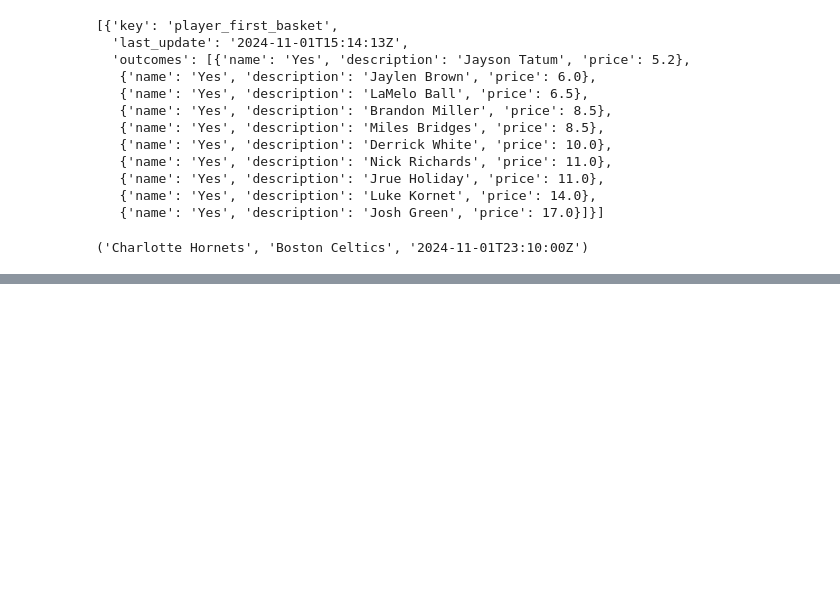
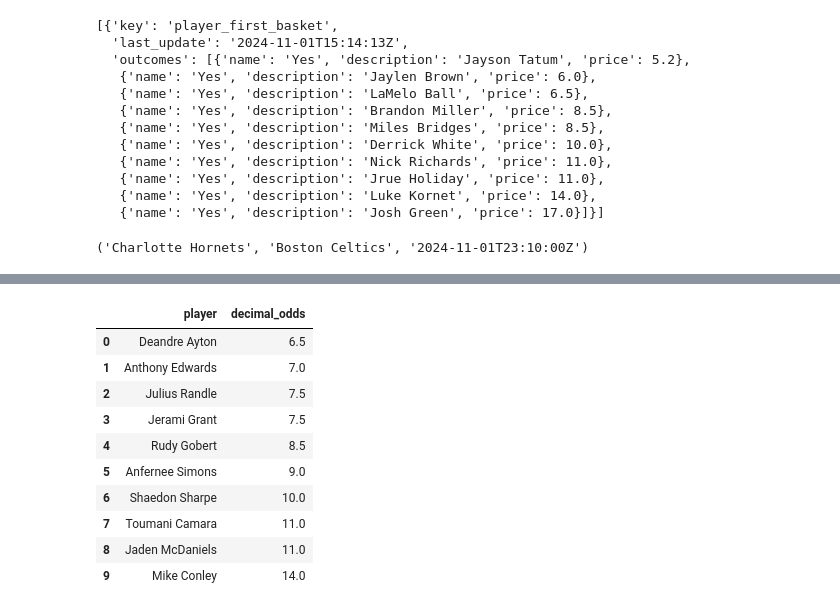
Before and after one commit to martinbog19/LeFirstBasket, a Jupyter notebook: set_up.ipynb, the cells around one changed output, grey strips where cells are left out. Cells and saved outputs as stored; diff of their text form; code cells hidden in the pictures; blank space fills up the shorter version.

```diff
--- a/set_up.ipynb
+++ b/set_up.ipynb
@@ -148,0 +133,3 @@ list(odds_response.headers.keys())
+# %%
+for eventId in games['id'] :
+    print(eventId)
@@ -149,3 +145,32 @@ list(odds_response.headers.keys())
+# %%
+odds_response = requests.get(f'https://api.the-odds-api.com/v4/sports/basketball_nba/events/{eventId}/odds',
+                             params = {'apiKey': api_key,
+                                       'regions': 'us',
+                                       'markets': 'player_first_basket',
+                                       'oddsFormat': 'decimal'})
+# %%
+fanduel_idx = np.argmax(['fanduel' in x['key'] for x in odds_response.json()['bookmakers']])
+odds = odds_response.json()['bookmakers'][fanduel_idx]['markets'][0]
+# %%
+odds_df = (
+    pd.DataFrame(odds['outcomes'])
+    .rename(columns = {'description': 'player', 'price': 'decimal_odds'})
+    .drop(columns = 'name')
+)
+# %%
+odds_df['event_id'] = eventId
+# %% [output]
+|  | player | decimal_odds |
+| 0 | Deandre Ayton | 6.5 |
+| 1 | Anthony Edwards | 7.0 |
+| 2 | Julius Randle | 7.5 |
+| 3 | Jerami Grant | 7.5 |
+| 4 | Rudy Gobert | 8.5 |
+| 5 | Anfernee Simons | 9.0 |
+| 6 | Shaedon Sharpe | 10.0 |
+| 7 | Toumani Camara | 11.0 |
+| 8 | Jaden McDaniels | 11.0 |
+| 9 | Mike Conley | 14.0 |
 # %%
 # Scrape historical first basket
 # Predict first basket scorer
```
Also changed, not shown: parts of 9 cells of this notebook, 5 other files.
